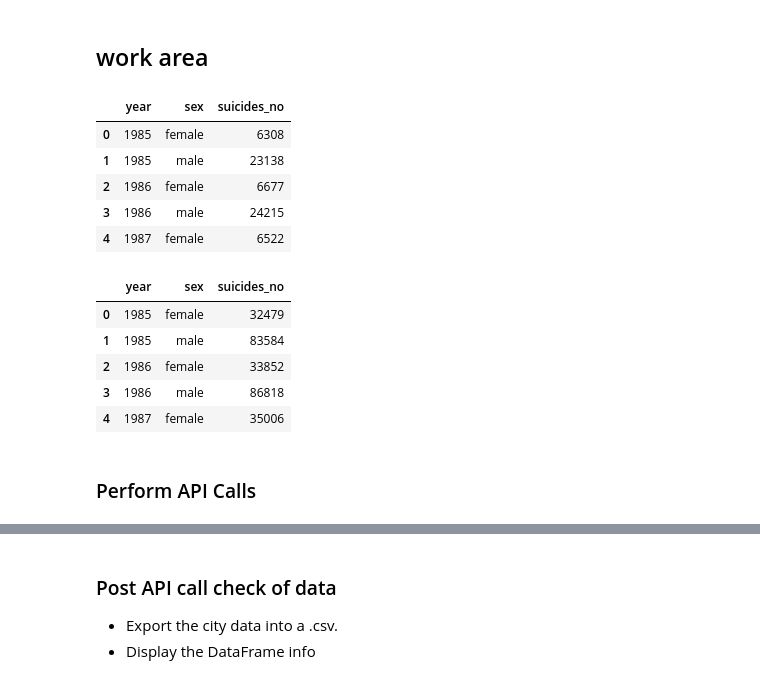
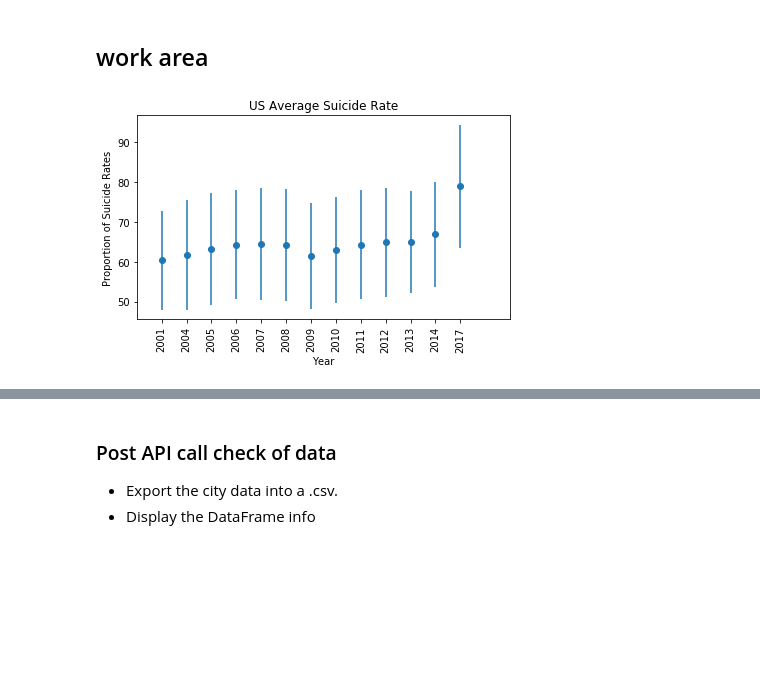
Before and after one commit to aeclaman/Project1, a Jupyter notebook: notebooks/amy.ipynb, the cells around one changed output, grey strips where cells are left out. Drawn from its saved outputs; the diff is of its cells as text; code cells hidden in the pictures; blank space fills up the shorter version.

```diff
--- a/notebooks/amy.ipynb
+++ b/notebooks/amy.ipynb
@@ -263,24 +395,2 @@ plt.show()
 # %% [markdown]
 ## work area
-# %%
-df_by_yr=US_data.groupby(['year', 'sex'], as_index=False)
-df_tot_by_yr=df_by_yr['suicides_no'].sum()
-df_tot_by_yr.head()
-# %% [output]
-|  | year | sex | suicides_no |
-| 0 | 1985 | female | 6308 |
-| 1 | 1985 | male | 23138 |
-| 2 | 1986 | female | 6677 |
-| 3 | 1986 | male | 24215 |
-| 4 | 1987 | female | 6522 |
-# %%
-df_by_yr_world=suicide_df.groupby(['year', 'sex'], as_index=False)
-df_tot_by_yr_world=df_by_yr_world['suicides_no'].sum()
-df_tot_by_yr_world.head()
-# %% [output]
-|  | year | sex | suicides_no |
-| 0 | 1985 | female | 32479 |
-| 1 | 1985 | male | 83584 |
-| 2 | 1986 | female | 33852 |
-| 3 | 1986 | male | 86818 |
-| 4 | 1987 | female | 35006 |
@@ -292,2 +397,29 @@ US_data.head()
-# %% [markdown]
-### Perform API Calls
+# %%
+suicide_us = "../data/cleandata/SuicByState10yr.csv"
+suicide_df = pd.read_csv(suicide_us)
+suicide_df.describe()
+
+#Keep only necessary columns
+suicide_df_sub = suicide_df[['stateName', '2004suic', '2005suic', '2006suic', '2007suic', '2008suic', '2009suic', '2010suic', '2011suic', '2012suic', '2013suic']]
+# %%
+years = ['2001', '2004', '2005', '2006', '2007', '2008', '2009', '2010', '2011', '2012', '2013', '2014', '2017']
+means = suicide_df_sub.mean()
+std_errs = suicide_df_sub.std()
+
+# Setting up the plot
+fig, ax = plt.subplots()
+
+ax.errorbar(years, means, std_errs, fmt="o")
+
+ax.set_xlim(-1, len(years) + 1)
+
+ax.set_title("US Average Suicide Rate")
+ax.set_xlabel("Year")
+ax.set_ylabel("Proportion of Suicide Rates")
+
+plt.xticks(rotation=90)
+fig.tight_layout()
+fig.savefig(output_us_avg_suicide_rts_error_bar)
+plt.show()
+# %% [output]
+[figure, added]
```
Also changed, not shown: parts of 19 cells of this notebook, 6 other files.
